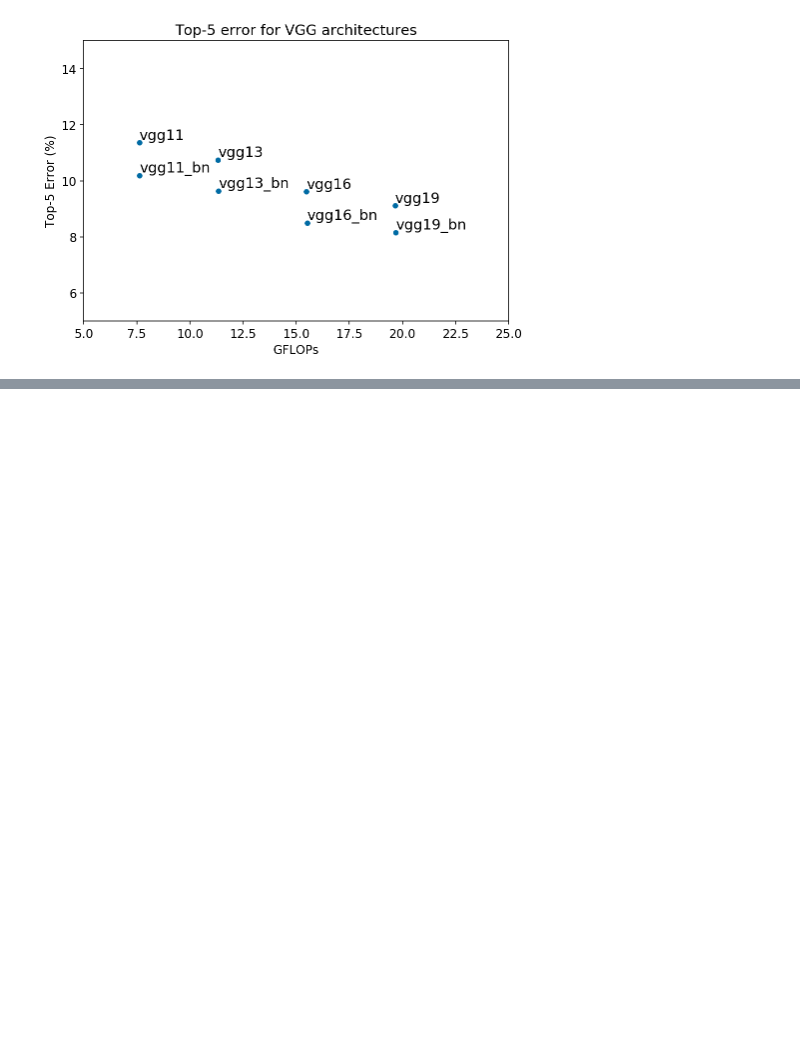
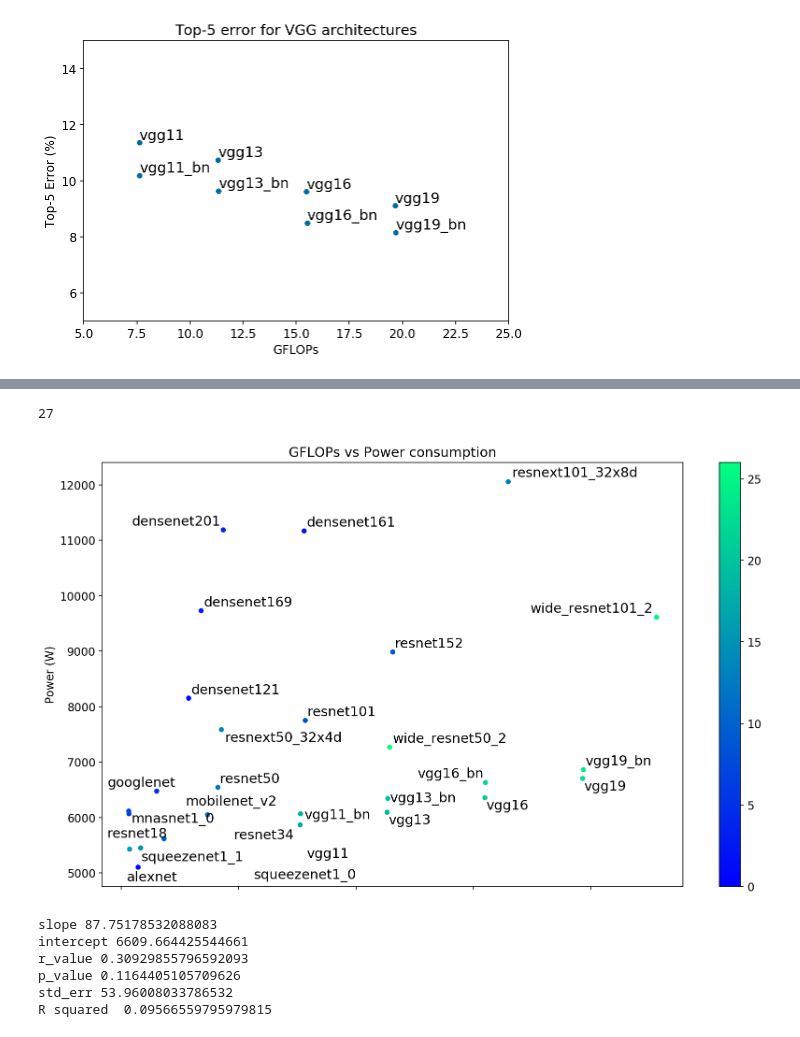
Before and after one commit to MScDissertation/model_hub, a Jupyter notebook: Vision models.ipynb, the cells around one changed output, grey strips where cells are left out. Cells and saved outputs as stored; diff of their text form; code cells hidden in the pictures; blank space fills up the shorter version.

Commit message:
flops and power relation

```diff
--- a/Vision models.ipynb
+++ b/Vision models.ipynb
@@ -143,0 +229,11 @@ ax.figure.savefig("viz/vggtop5error.png",dpi=300)
+# %%
+def power_mean(s_date,e_date,s_time,e_time):
+    subset_df = df_reading.loc[s_date:e_date].between_time(s_time, e_time)[['power_consumption']]
+    return subset_df['power_consumption'].mean()
+# %%
+for index, row in df_time_interval.iterrows():
+    df_time_interval.at[index,'mean_power'] = power_mean(row['s_date'],row['e_date'],
+                                            row['s_time'],row['e_time'])
+# %%
+df_time_interval['power'] = df_time_interval['mean_power'] * df_time_interval['total_time']
+df_time_interval.head()
@@ -143,0 +247,34 @@ ax.figure.savefig("viz/vggtop5error.png",dpi=300)
+# %%
+new_df = df_time_interval.merge(merge_df, on='model')
+new_df.model.count()
+# %% [output]
+27
+# %%
+ax = new_df.plot('GFLOPS', 'power', kind='scatter',
+        c=range(len(new_df)), colormap=cmap, figsize=(12,7),
+                  title="GFLOPs vs Power consumption")
+ax.set_xlabel("GFLOPs")
+ax.set_ylabel("Power (W)")
+#merge_df[['GFLOPS','top1','model']].apply(lambda row: ax.text(*row),axis=1);
+texts = [ax.text(x, y, name,size='large')
+         for x, y, name in zip(new_df['GFLOPS'],new_df['power'],new_df['model'])]
+#ax.text(0.823441, 41.90, 'squeezenet1_0' )
+# needs citation https://github.com/Phlya/adjustText
+#colormap.remove()
+adjust_text(texts)
+plt.tight_layout()
+ax.figure.savefig('viz/gflops_power.png',dpi=300)
+# %% [output]
+[figure, added]
+# %%
+from scipy import stats
+slope, intercept, r_value, p_value, std_err = stats.linregress(new_df['GFLOPS'],new_df['power'] )
+print(f"slope {slope} \nintercept {intercept}\nr_value {r_value}\np_value {p_value}\nstd_err {std_err}")
+print('R squared ', r_value ** 2)
+# %% [output]
+slope 87.75178532088083
+intercept 6609.664425544661
+r_value 0.30929855796592093
+p_value 0.1164405105709626
+std_err 53.96008033786532
+R squared  0.09566559795979815
```
Also changed, not shown: parts of 24 cells of this notebook, 5 other files.
